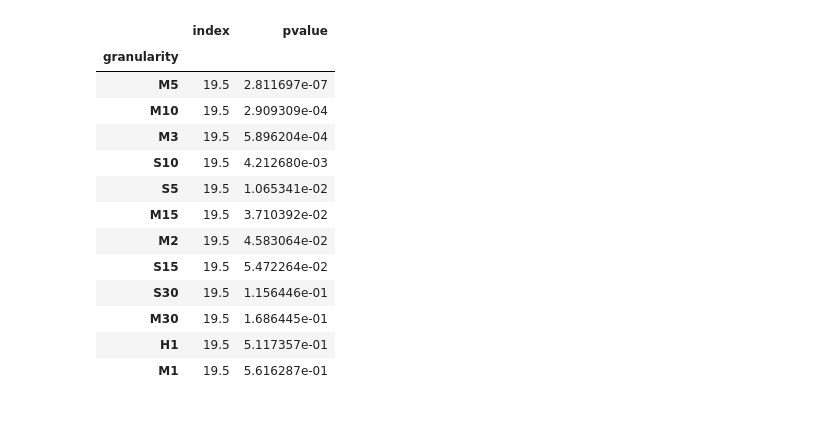
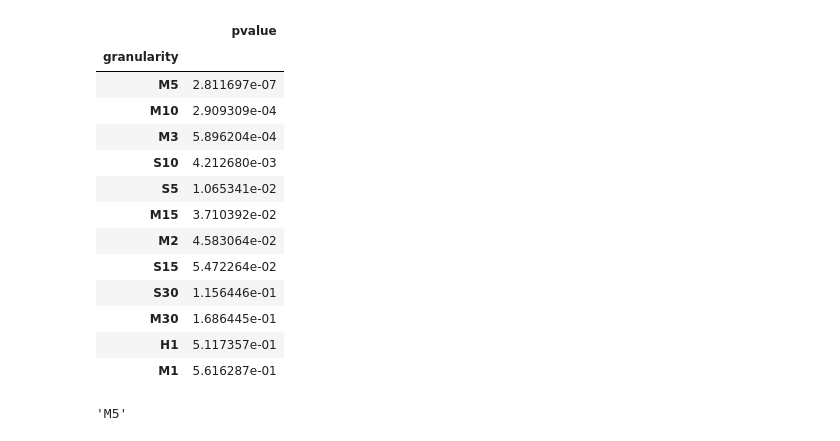
Before and after one commit to dceoy/jupyter-eda-forex, a Jupyter notebook: eda.ipynb, the cells around one changed output. Saved outputs shown, nothing was run; the diff lists cells and outputs as text; code cells hidden in the pictures.

```diff
--- a/eda.ipynb
+++ b/eda.ipynb
@@ -81,26 +81,30 @@ Text(0.5, 0.98, 'EUR/USD log return partial autocorrelation')
 # %%
 df_ljungbox = pd.concat([
     pd.DataFrame({
         'granularity': k,
         'pvalue': sm.stats.diagnostic.acorr_ljungbox(x=dict_lr[k])[1]
     }).reset_index() for k in granularities
 ])
-df_ljungbox.groupby('granularity').median().sort_values('pvalue')
+df_ljungbox.groupby('granularity')[['pvalue']].median().sort_values('pvalue')
 # %% [output]
-|  | index | pvalue |
-| granularity |  |  |
-| M5 | 19.5 | 2.811697e-07 |
-| M10 | 19.5 | 2.909309e-04 |
-| M3 | 19.5 | 5.896204e-04 |
-| S10 | 19.5 | 4.212680e-03 |
-| S5 | 19.5 | 1.065341e-02 |
-| M15 | 19.5 | 3.710392e-02 |
-| M2 | 19.5 | 4.583064e-02 |
-| S15 | 19.5 | 5.472264e-02 |
-| S30 | 19.5 | 1.156446e-01 |
-| M30 | 19.5 | 1.686445e-01 |
-| H1 | 19.5 | 5.117357e-01 |
-| M1 | 19.5 | 5.616287e-01 |
+|  | pvalue |
+| granularity |  |
+| M5 | 2.811697e-07 |
+| M10 | 2.909309e-04 |
+| M3 | 5.896204e-04 |
+| S10 | 4.212680e-03 |
+| S5 | 1.065341e-02 |
+| M15 | 3.710392e-02 |
+| M2 | 4.583064e-02 |
+| S15 | 5.472264e-02 |
+| S30 | 1.156446e-01 |
+| M30 | 1.686445e-01 |
+| H1 | 5.117357e-01 |
+| M1 | 5.616287e-01 |
+# %%
+df_ljungbox.groupby('granularity').median().pvalue.idxmin()
+# %% [output]
+'M5'
 # %%
 g5 = sns.FacetGrid(df_ljungbox, col='granularity', col_wrap=4)
 g5.map(sns.lineplot, 'index', 'pvalue')
```
Also changed, not shown: parts of 5 cells of this notebook.
